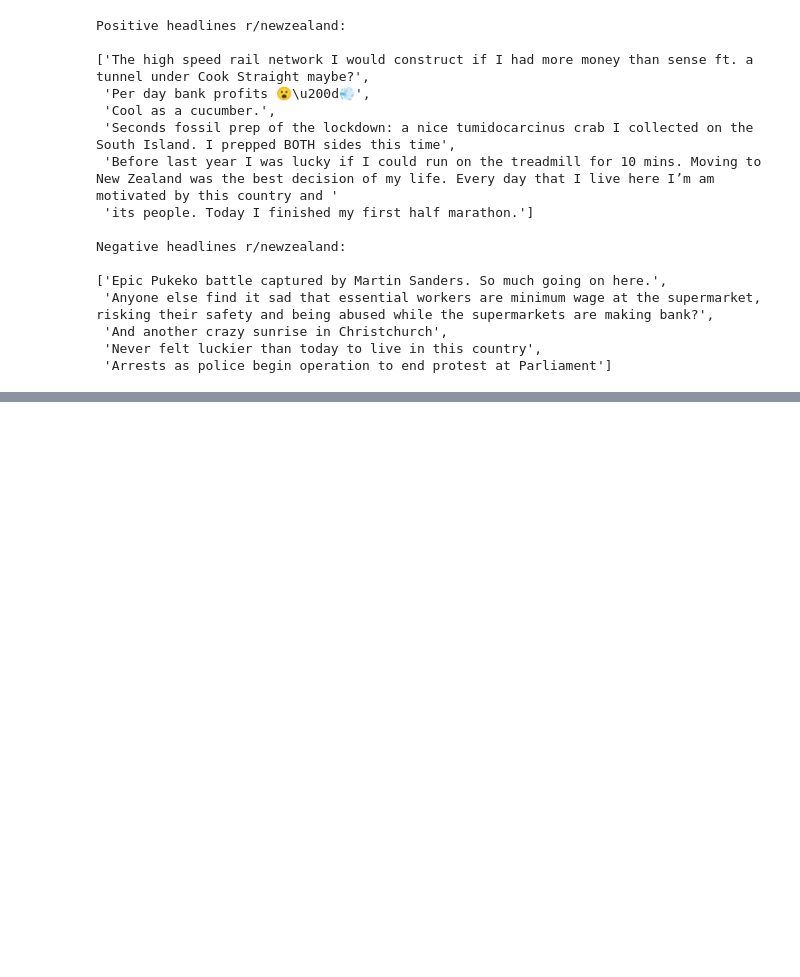
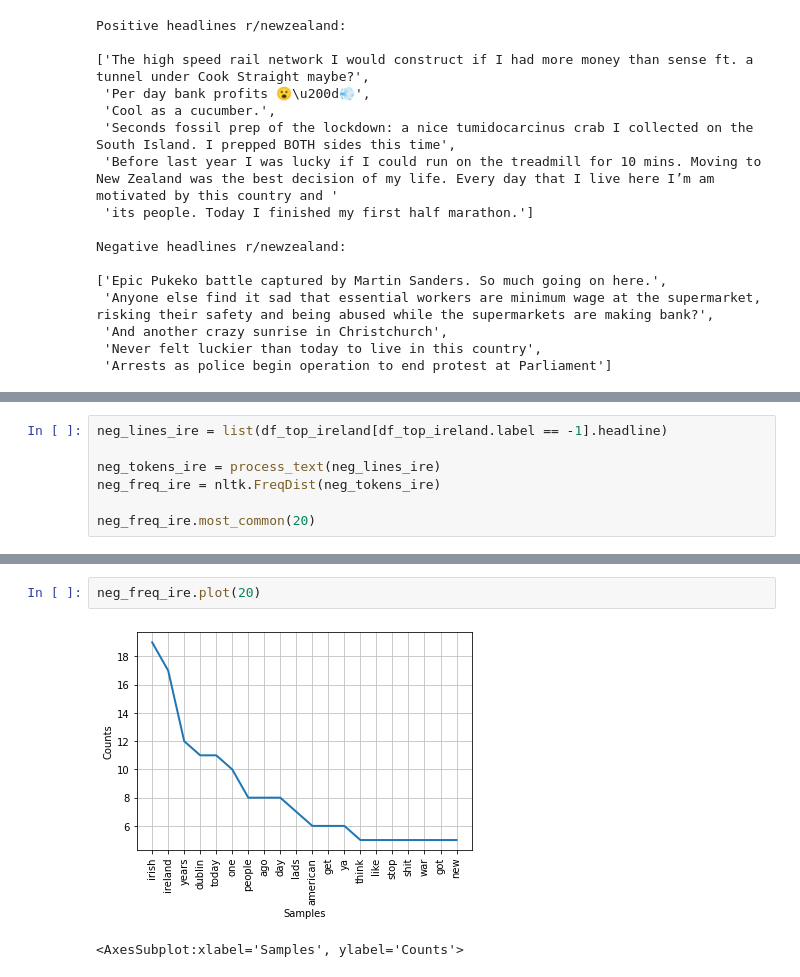
Before and after one commit to Gus1616/investigation_of_language_styles_reddit, a Jupyter notebook: 17350796_reddit_assignment_notebook.ipynb, the cells around one changed output, grey strips where cells are left out. Saved outputs shown, nothing was run; the diff lists cells and outputs as text; blank space fills up the shorter version.

```diff
--- a/17350796_reddit_assignment_notebook.ipynb
+++ b/17350796_reddit_assignment_notebook.ipynb
@@ -608,0 +724,7 @@ Negative headlines r/newzealand:
+# %%
+neg_lines_ire = list(df_top_ireland[df_top_ireland.label == -1].headline)
+
+neg_tokens_ire = process_text(neg_lines_ire)
+neg_freq_ire = nltk.FreqDist(neg_tokens_ire)
+
+neg_freq_ire.most_common(20)
@@ -608,0 +752,5 @@ Negative headlines r/newzealand:
+# %%
+neg_freq_ire.plot(20)
+# %% [output]
+[figure, added]
+<AxesSubplot:xlabel='Samples', ylabel='Counts'>
```
Also changed, not shown: parts of 10 cells of this notebook.
